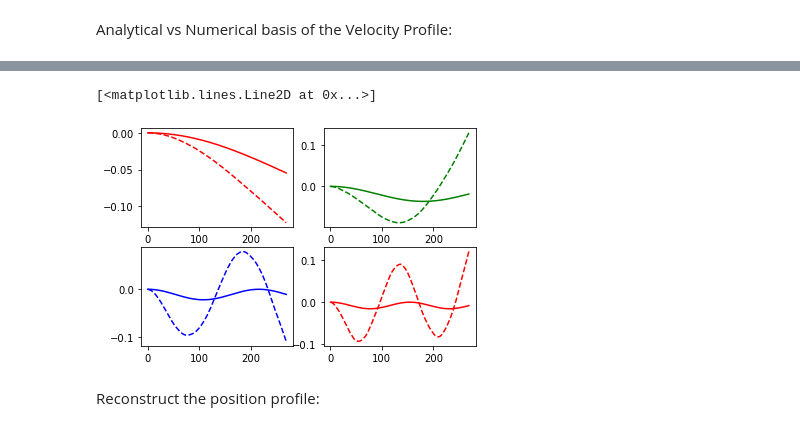
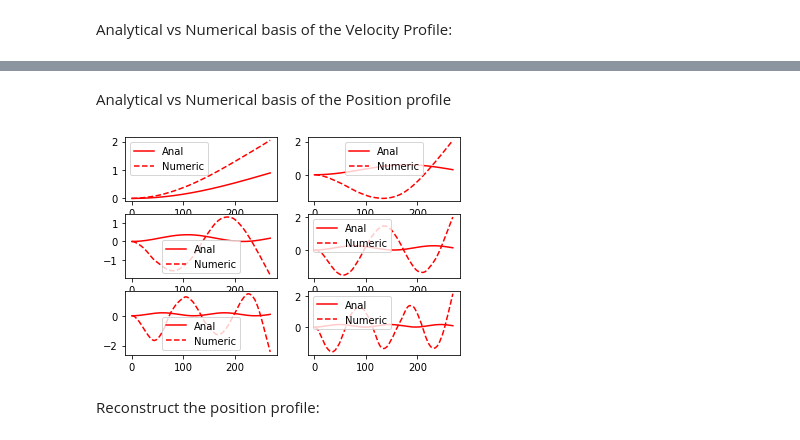
Before and after one commit to thinhhoang95/anomaly-detection-ngsim2, a Jupyter notebook: pwms_spherical/4_modelling_traffic.ipynb, the cells around one changed output, grey strips where cells are left out. Saved outputs shown, nothing was run; the diff lists cells and outputs as text; code cells hidden in the pictures.

```diff
--- a/pwms_spherical/4_modelling_traffic.ipynb
+++ b/pwms_spherical/4_modelling_traffic.ipynb
@@ -121,0 +101,12 @@ plt.plot(vr, orig_v_basis[3, :270], 'r--')
+# %%
+v_basis = np.zeros((7,270))
+vr = np.arange(270)
+for m in range(7):
+    v_basis[m,:] = np.sqrt(2) * (np.sin(vr/270 * (m+1/2) * np.pi ))
+orig_v_basis = fpca_v.components_.data_matrix.reshape((6,270)) * np.sqrt(270) # scale up the original basis due to FPCA has sampling time = 1
+# i.e., 0<t<270 rather than 0<t<1. This causes the energy to be divided by sqrt(270) as integral of square must be equal to 1
+for m in range(6):
+    plt.subplot(3,2,m+1)
+    plt.plot(vr, v_basis[m,:], 'r-', label='Anal')
+    plt.plot(vr, orig_v_basis[m, :270], 'r--', label='Numeric')
+    plt.legend()
@@ -122,24 +115,19 @@ plt.plot(vr, orig_v_basis[3, :270], 'r--')
+# %% [markdown]
+Analytical vs Numerical basis of the Position profile
 # %%
 x_basis = np.zeros((7,270))
 xr = np.arange(270)
 for m in range(7):
-    x_basis[m,:] = np.sqrt(2/270) / ((m+1/2) * np.pi) * (np.cos(xr * (2*m+1) * np.pi / (2*270)) - 1)
-orig_x_basis = fpca_x.components_.data_matrix.reshape((6,270))
-plt.subplot(2,2,1)
-plt.plot(xr, x_basis[0,:], 'r-')
-plt.plot(xr, -orig_x_basis[0, :270], 'r--')
-plt.subplot(2,2,2)
-plt.plot(xr, x_basis[1,:], 'g-')
-plt.plot(xr, orig_x_basis[1, :270], 'g--')
-plt.subplot(2,2,3)
-plt.plot(xr, x_basis[2,:], 'b-')
-plt.plot(xr, orig_x_basis[2, :270], 'b--')
-plt.subplot(2,2,4)
-plt.plot(xr, x_basis[3,:], 'r-')
-plt.plot(xr, orig_x_basis[3, :270], 'r--')
+    x_basis[m,:] = -np.sqrt(2) / ((m+1/2) * np.pi) * (np.cos(xr/270 * (m+1/2) * np.pi) - 1)
+orig_x_basis = fpca_x.components_.data_matrix.reshape((6,270)) * np.sqrt(270) # scale up the original basis due to FPCA has sampling time = 1
+# i.e., 0<t<270 rather than 0<t<1. This causes the energy to be divided by sqrt(270) as integral of square must be equal to 1
+for m in range(6):
+    plt.subplot(3,2,m+1)
+    plt.plot(xr, x_basis[m,:], 'r-', label='Anal')
+    plt.plot(xr, orig_x_basis[m, :270], 'r--', label='Numeric')
+    plt.legend()
 # %% [output]
-[<matplotlib.lines.Line2D at 0x...>]
-[figure, old version]
+[figure, new version]
 # %% [markdown]
 Reconstruct the position profile:
 # %%
```
Also changed, not shown: parts of 9 cells of this notebook, 1 other file.
